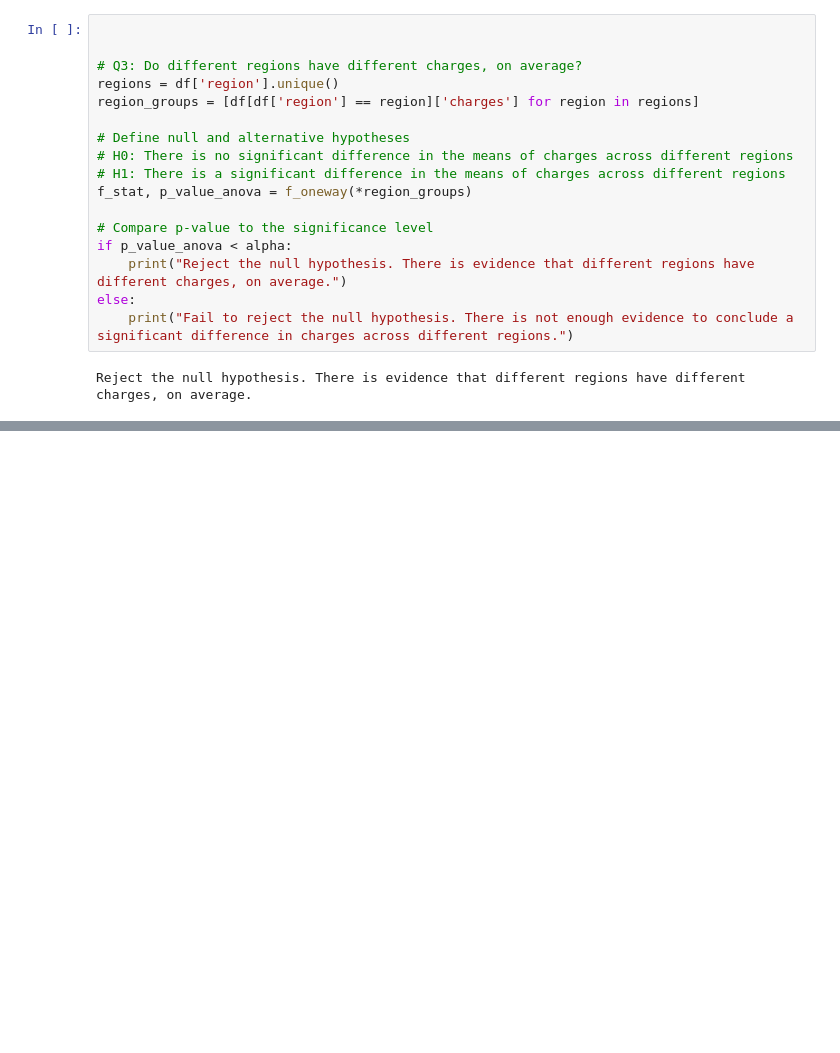
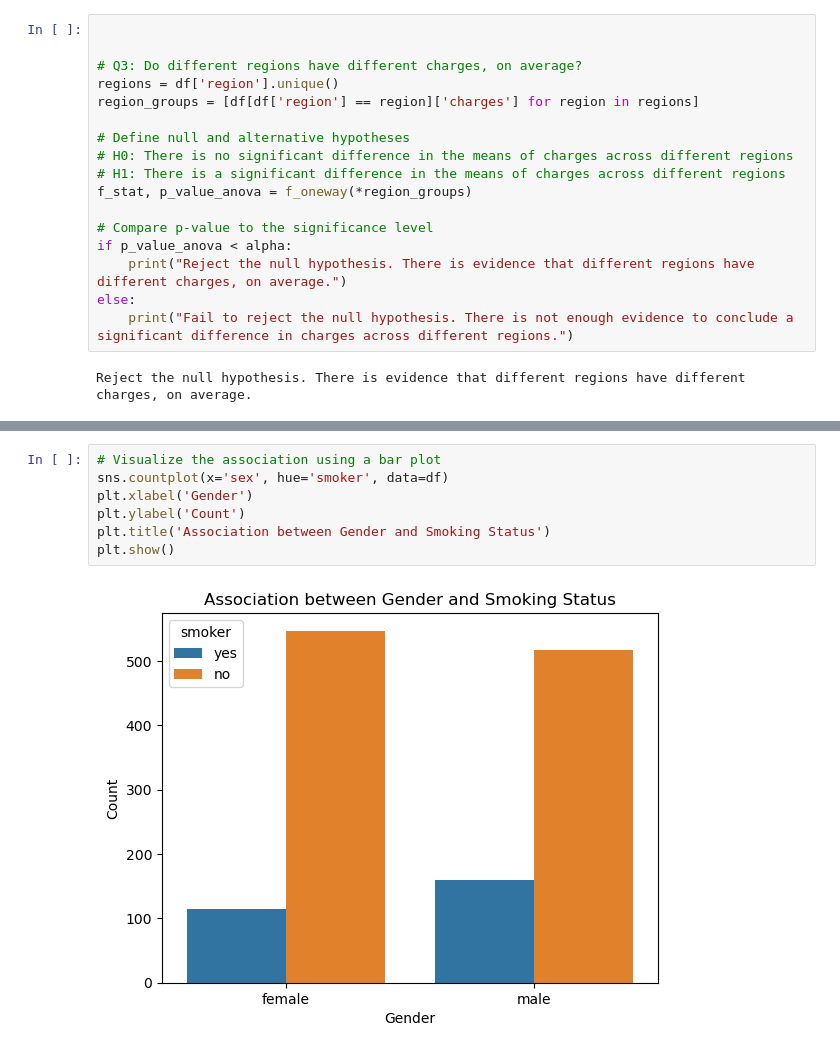
Before and after one commit to codemishka/codemishka-codingdojo-repo-6, a Jupyter notebook: Untitled.ipynb, the cells around one changed output, grey strips where cells are left out. Drawn from its saved outputs; the diff is of its cells as text; blank space fills up the shorter version.

```diff
--- a/Untitled.ipynb
+++ b/Untitled.ipynb
@@ -78,0 +140,9 @@ Reject the null hypothesis. There is evidence that different regions have differ
+# %%
+# Visualize the association using a bar plot
+sns.countplot(x='sex', hue='smoker', data=df)
+plt.xlabel('Gender')
+plt.ylabel('Count')
+plt.title('Association between Gender and Smoking Status')
+plt.show()
+# %% [output]
+[figure, added]
```
Also changed, not shown: parts of 9 cells of this notebook.
